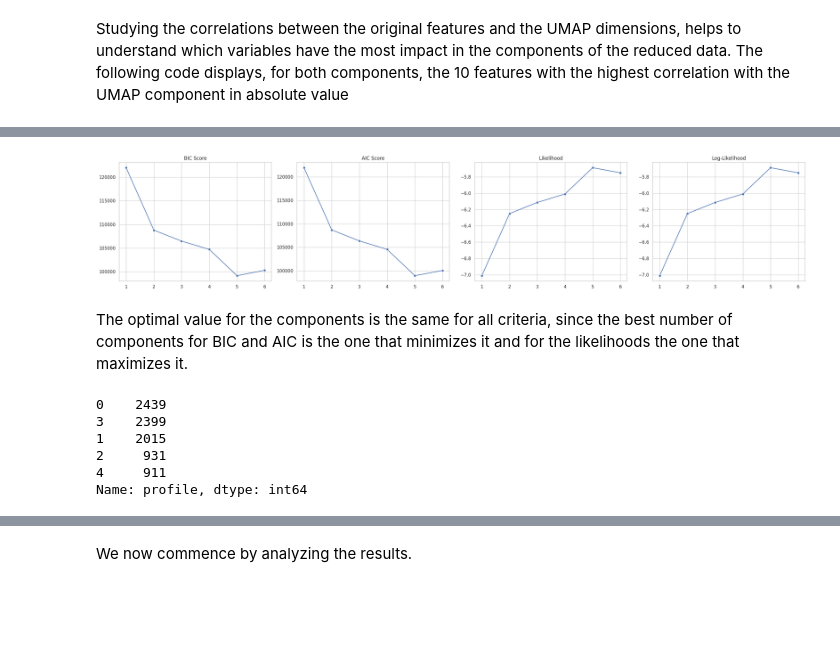
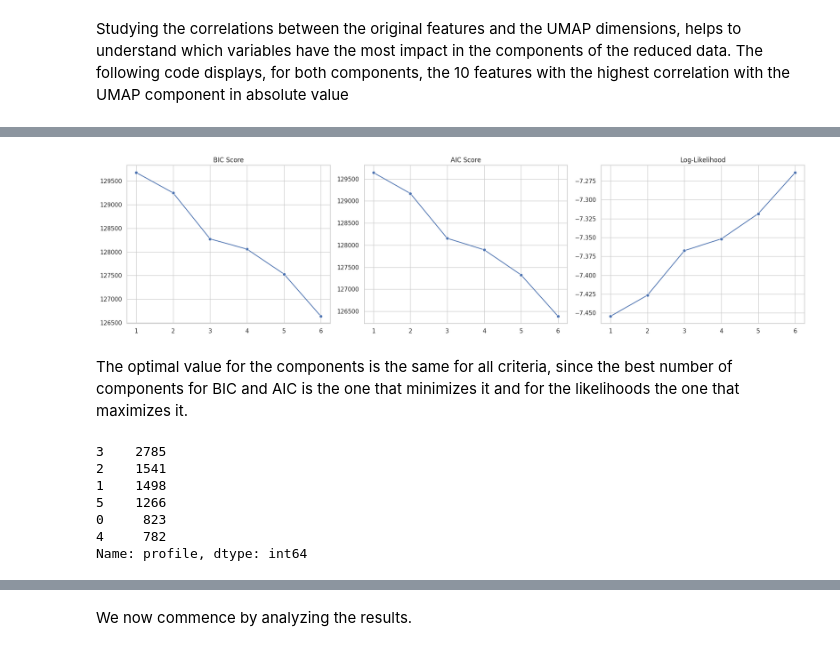
Before and after one commit to mrjorgeparr/ML-in-healthcare, a Jupyter notebook: Final project/Final_project.ipynb, the cells around one changed output, grey strips where cells are left out. Drawn from its saved outputs; the diff is of its cells as text; code cells hidden in the pictures; blank space fills up the shorter version.

```diff
--- a/Final project/Final_project.ipynb
+++ b/Final project/Final_project.ipynb
@@ -196 +221,4 @@ df_encoded.to_csv('Eureca2.0_embed.csv')
+# %%
+# saving
+df2 = pd.read_csv('Eureca2.0_embed.csv')
 # %%
@@ -210,3 +234,7 @@ embeddings = reducer.fit_transform(df_encoded)
+# %%
+# 3d version
+reducer = ump.UMAP(n_components=3)
+embeddings = reducer.fit_transform(df2)
 # %% [markdown]
 Studying the correlations between the original features and the UMAP dimensions, helps to understand which variables have the most impact in the components of the reduced data. The following code displays, for both components, the 10 features with the highest correlation with the UMAP component in absolute value
 # %%
@@ -242,11 +341,10 @@ for feature, correlation in top_correlations_umap2.iterrows():
 
 # UMAP + GMM clustering through optimal Bayesian Information Criterion
 
-
+# this cell is the same for 2d and 3d data
 # we need to encode string variables
 
 bics = []
-ls =[] # likelihoods
 lls = [] # log-likelihoods
 aics = []
 ks = range(1,7)
@@ -255,49 +353,47 @@ for ns in ks:
   gmm.fit(embeddings)
   bics.append(gmm.bic(embeddings))
   aics.append(gmm.aic(embeddings))
-  ls.append(gmm.score_samples(embeddings).mean())
   lls.append(gmm.score(embeddings))
 
 opt = ks[bics.index(min(bics))]
 gmm = GMM(n_components=opt, random_state=42)
 labs = gmm.fit_predict(embeddings)
-dfr = pd.DataFrame(embeddings, columns=['UMAP1', 'UMAP2'])
+if np.shape(embeddings)[1] == 2:
+  dfr = pd.DataFrame(embeddings, columns=['UMAP1', 'UMAP2'])
+else:
+  dfr = pd.DataFrame(embeddings, columns = ['UMAP1', 'UMAP2', 'UMAP3'])
 dfr['profile'] = labs
 # %%
 plt.figure(figsize=(25, 5))
 
 # BIC Plot
 plt.subplot(1, 4, 1)
 sns.lineplot(x=ks, y=bics, marker='o')
 plt.title('BIC Score')
 
 # AIC Plot
 plt.subplot(1, 4, 2)
 sns.lineplot(x=ks, y=aics, marker='o')
 plt.title('AIC Score')
 
-# Likelihood Plot
+# Log-Likelihood Plot
 plt.subplot(1, 4, 3)
-sns.lineplot(x=ks, y=ls, marker='o')
-plt.title('Likelihood')
-
-# Log-Likelihood Plot
-plt.subplot(1, 4, 4)
 sns.lineplot(x=ks, y=lls, marker='o')
 plt.title('Log-Likelihood')
 
 plt.tight_layout()
 plt.show()
 # %% [output]
-[figure, old version]
+[figure, new version]
 # %% [markdown]
 The optimal value for the components is the same for all criteria, since the best number of components for BIC and AIC is the one that minimizes it and for the likelihoods the one that maximizes it.
 # %%
 dfr['profile'].value_counts()
 # %% [output]
-0    2439
-3    2399
-1    2015
-2     931
-4     911
+3    2785
+2    1541
+1    1498
+5    1266
+0     823
+4     782
 Name: profile, dtype: int64
```
Also changed, not shown: parts of 26 cells of this notebook, 5 other files.
